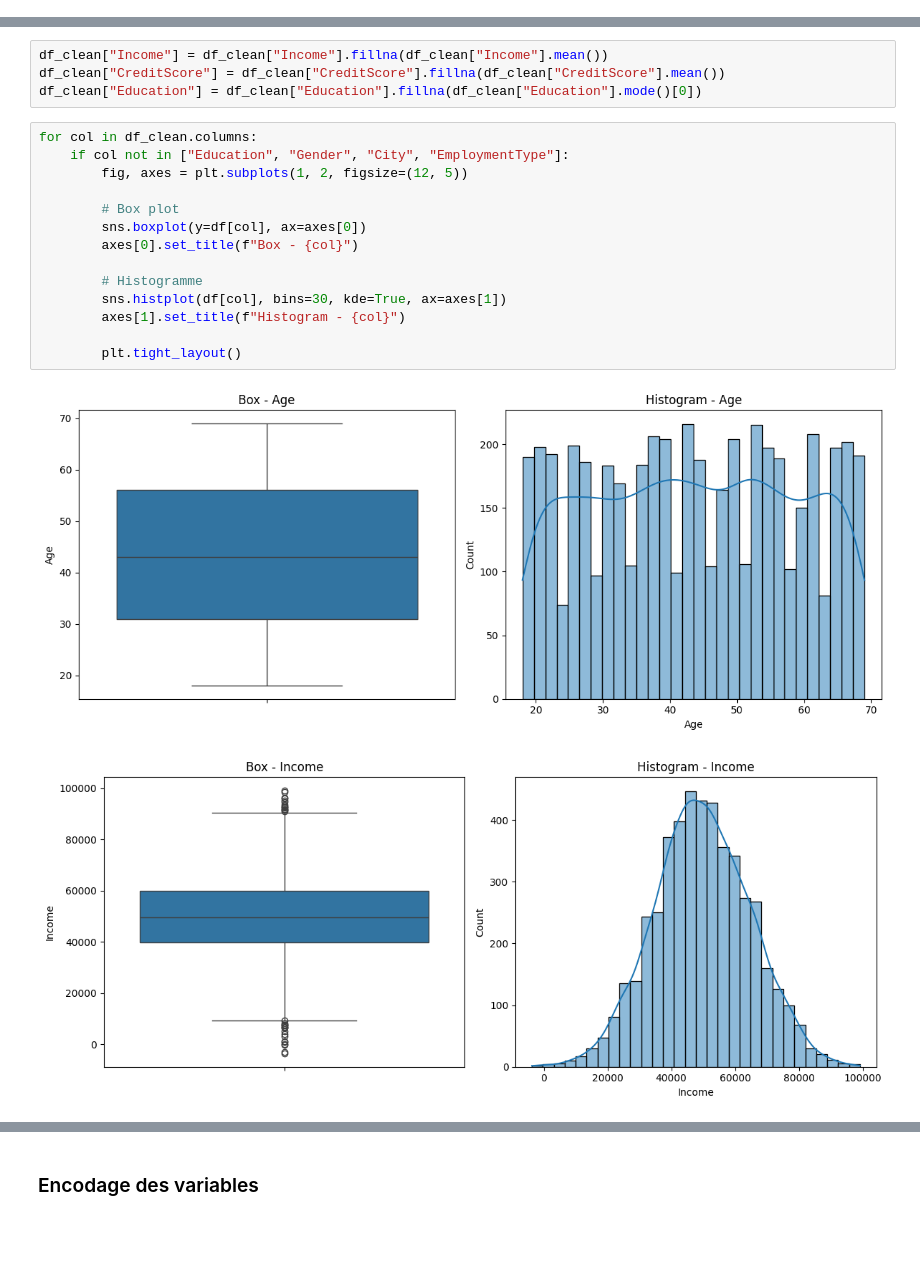
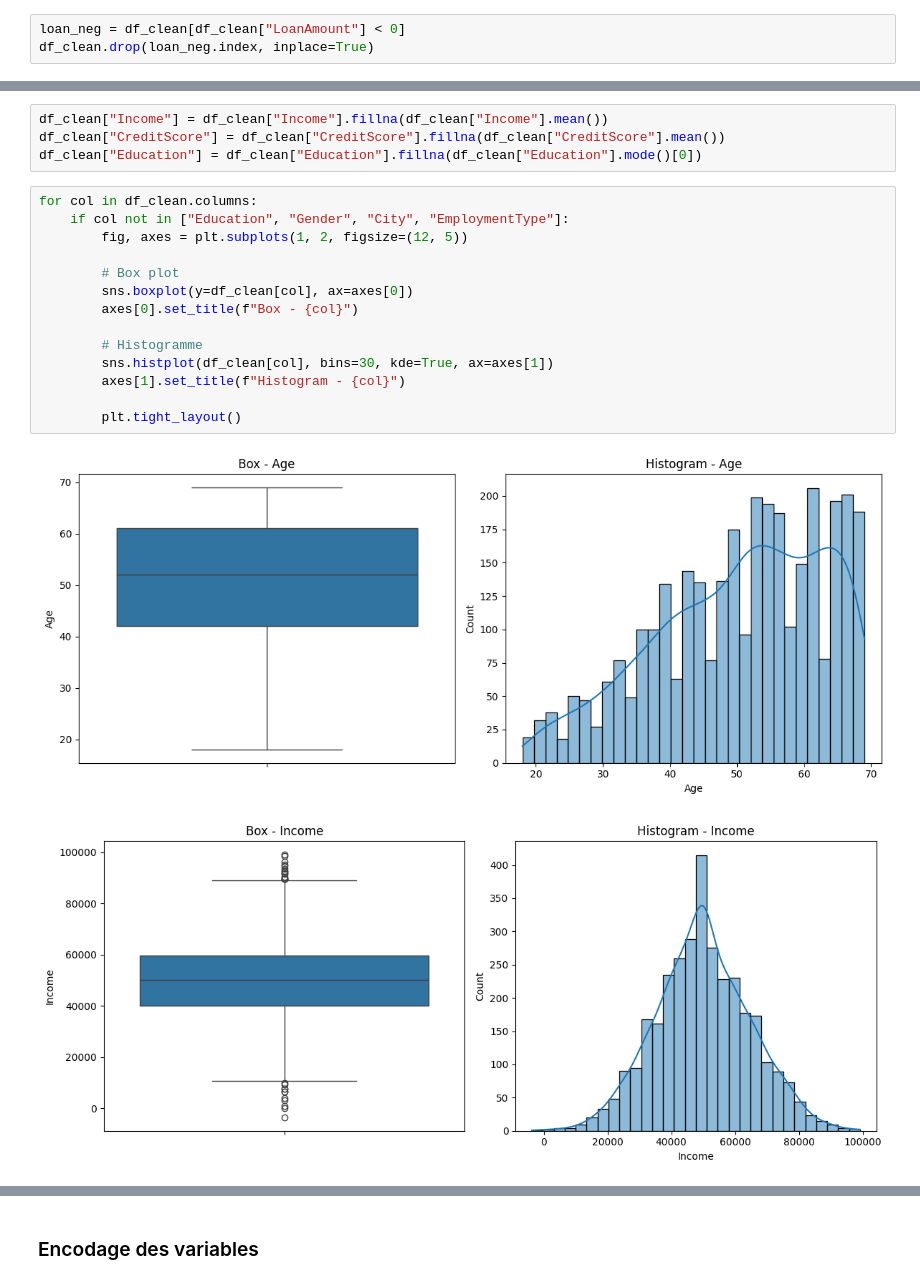
Before and after one commit to ArthurEDLP/projet_SVM_Arthur_Thomas, a Jupyter notebook: code.ipynb, the cells around one changed output, grey strips where cells are left out. Saved outputs shown, nothing was run; the diff lists cells and outputs as text; blank space fills up the shorter version.

```diff
--- a/code.ipynb
+++ b/code.ipynb
@@ -92,3 +116,6 @@ print(len(result_df_clean))
+# %%
+loan_neg = df_clean[df_clean["LoanAmount"] < 0]
+df_clean.drop(loan_neg.index, inplace=True)
 # %%
 df_clean.isnull().sum()
 # %% [output]
@@ -141,17 +168,17 @@ df_clean["Education"] = df_clean["Education"].fillna(df_clean["Education"].mode(
 # %%
 for col in df_clean.columns:
     if col not in ["Education", "Gender", "City", "EmploymentType"]:
         fig, axes = plt.subplots(1, 2, figsize=(12, 5))
 
         # Box plot
-        sns.boxplot(y=df[col], ax=axes[0])
+        sns.boxplot(y=df_clean[col], ax=axes[0])
         axes[0].set_title(f"Box - {col}")
 
         # Histogramme
-        sns.histplot(df[col], bins=30, kde=True, ax=axes[1])
+        sns.histplot(df_clean[col], bins=30, kde=True, ax=axes[1])
         axes[1].set_title(f"Histogram - {col}")
 
         plt.tight_layout()
 # %% [output]
-[figure, old version]
+[figure, new version]
-[figure, old version]
+[figure, new version]
```
Also changed, not shown: parts of 9 cells of this notebook.
